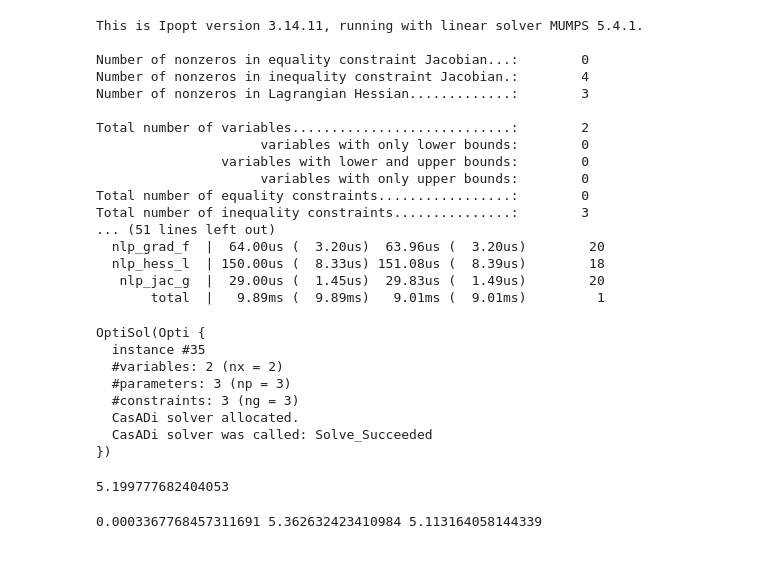
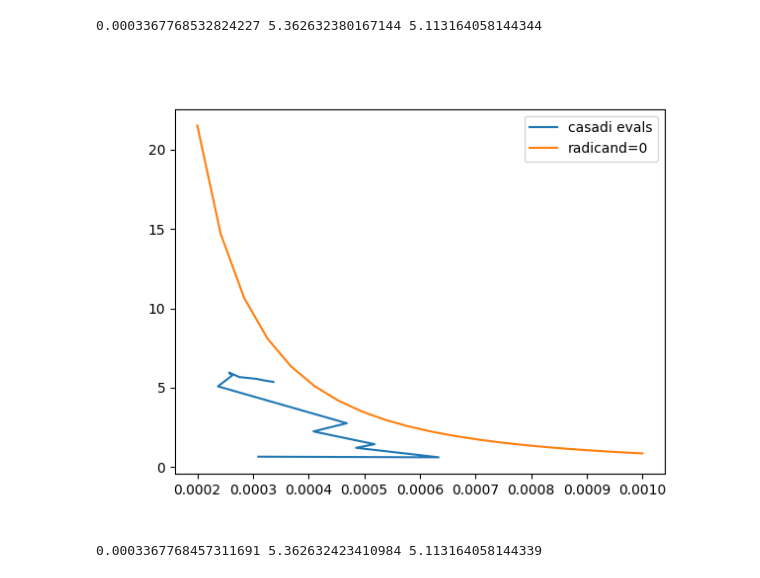
Before and after one commit to NovelMobileRobotsLab/pinto-squirrel, a Jupyter notebook: SEA/ana_casadi.ipynb, the cells around one changed output. Drawn from its saved outputs; the diff is of its cells as text; code cells hidden in the pictures.

Commit message:
casadi is magic honestly

```diff
--- a/SEA/ana_casadi.ipynb
+++ b/SEA/ana_casadi.ipynb
@@ -39,67 +39,66 @@ x11 = (1/2)*x2
 x12 = t*x10*x11*x9/m_l
 x13 = exp(-k*omega_max*t*x11*x3)
 x14 = x13*cos(x12)
 x15 = x14*x8
 x16 = 2*x15
 x17 = T1**3*T2**3*x1
 x18 = 2*T1*T2*tau_max*x_a0 + m_l*omega_max*v_l0*x3*x4 - 2*tau_max*x_l0 - x17
 x19 = sin(x12)
 x20 = x13*x19/x10
 x21 = x18*x20
 x22 = k*m_l*omega_max
 x23 = x11*x18
 x_a = -T1*x2*x21*x22 - m_l*x16*x2*x6 + omega_max*t - x1*x5 + x2*x7
 x_l = T1*T2*omega_max*t + T1*T2*x2*x7 - T2*x20*x22*x23*x3 + T2*x10*x13*x19*x2*x8/k - m_l*omega_max*x15*x5 - x14*x23 - x17*x2
 v_l = k*x21*x9 + x16 + x6
 
+# v_l = if_else(-T1**4*k**2*m_l**2*x0*x4 + 4*k*m_l*tau_max**2 > 0, k*x21*x9 + x16 + x6, -(k*x21*x9 + x16 + x6))
+
 
 opti.minimize(-v_l)
 
 opti.subject_to(opti.bounded(1e-6, T1, 0.001))
 opti.subject_to(opti.bounded(1e-6, T2, 20))
 # opti.subject_to(opti.bounded(0, T1**4*T2**2*k**2*m_l**2*omega_max**2 - 4*k*m_l*tau_max**2, 1))
 opti.subject_to(0 > T1**4*T2**2*k**2*m_l**2*omega_max**2 - 4*k*m_l*tau_max**2)
 
-opti.set_initial(T1, 0.0003)
-opti.set_initial(T2, 5)
+# opti.set_initial(T1, 0.0003)
+# opti.set_initial(T2, 5)
+opti.set_initial(T1, np.random.uniform(0.0002, 0.001))
+opti.set_initial(T2, np.random.uniform(1e-6, 20))
 
 log = []
 opti.callback(lambda i: log.append((opti.debug.value(T1), opti.debug.value(T2), opti.debug.value(v_l))))
 
-opti.solver('ipopt')
+opts = {'ipopt.print_level':0, 'print_time':0}
+
+opti.solver('ipopt', opts)
 sol = opti.solve()
-sol
+
+plt.close('a')
+
+log = np.array(log)
+T1s = log[:,0]
+T2s = log[:,1]
+v_ls = log[:,2]
+
+plt.figure()
+plt.plot(T1s, T2s, label='casadi evals')
+
+testlog = []
+for _T1test in np.linspace(0.0002, 0.001, 20):
+    # T1**4*T2**2*k**2*m_l**2*omega_max**2 - 4*k*m_l*tau_max**2 = 0
+    # 4*k*m_l*tau_max**2 = T1**4*T2**2*k**2*m_l**2*omega_max**2
+    T2_test = sqrt(4*k*m_l*tau_max**2 / (_T1test**4*k**2*m_l**2*omega_max**2))
+    testlog.append((_T1test, T2_test))
+testlog = np.array(testlog)
+plt.plot(testlog[:,0], testlog[:,1], label='radicand=0')
+plt.legend()
+
+print(sol.value(T1), sol.value(T2), sol.value(v_l))
 # %% [output]
-This is Ipopt version 3.14.11, running with linear solver MUMPS 5.4.1.
-
-Number of nonzeros in equality constraint Jacobian...:        0
-Number of nonzeros in inequality constraint Jacobian.:        4
-Number of nonzeros in Lagrangian Hessian.............:        3
-
-Total number of variables............................:        2
-                     variables with only lower bounds:        0
-                variables with lower and upper bounds:        0
-                     variables with only upper bounds:        0
-Total number of equality constraints.................:        0
-Total number of inequality constraints...............:        3
-... (51 lines left out)
-  nlp_grad_f  |  64.00us (  3.20us)  63.96us (  3.20us)        20
-  nlp_hess_l  | 150.00us (  8.33us) 151.08us (  8.39us)        18
-   nlp_jac_g  |  29.00us (  1.45us)  29.83us (  1.49us)        20
-       total  |   9.89ms (  9.89ms)   9.01ms (  9.01ms)         1
+0.0003367768532824227 5.362632380167144 5.113164058144344
-OptiSol(Opti {
-  instance #35
-  #variables: 2 (nx = 2)
-  #parameters: 3 (np = 3)
-  #constraints: 3 (ng = 3)
-  CasADi solver allocated.
-  CasADi solver was called: Solve_Succeeded
-})
+[figure, added]
-# %%
-# opti.debug.value(-T1**4*k**2*m_l**2*x0*x4 + 4*k*m_l*tau_max**2)
-opti.debug.value(T2)
-# %% [output]
-5.199777682404053
 # %%
 plt.close('a')
 
```
Also changed, not shown: parts of 1 cell of this notebook, 4 other files.
